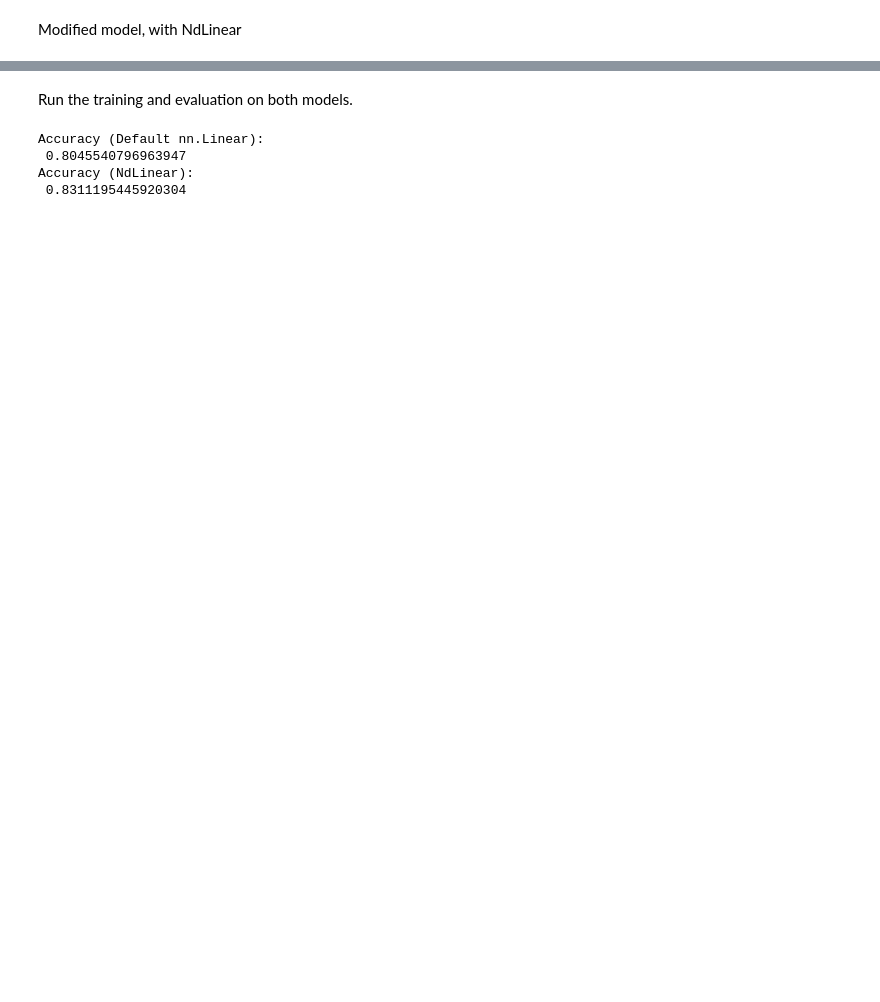
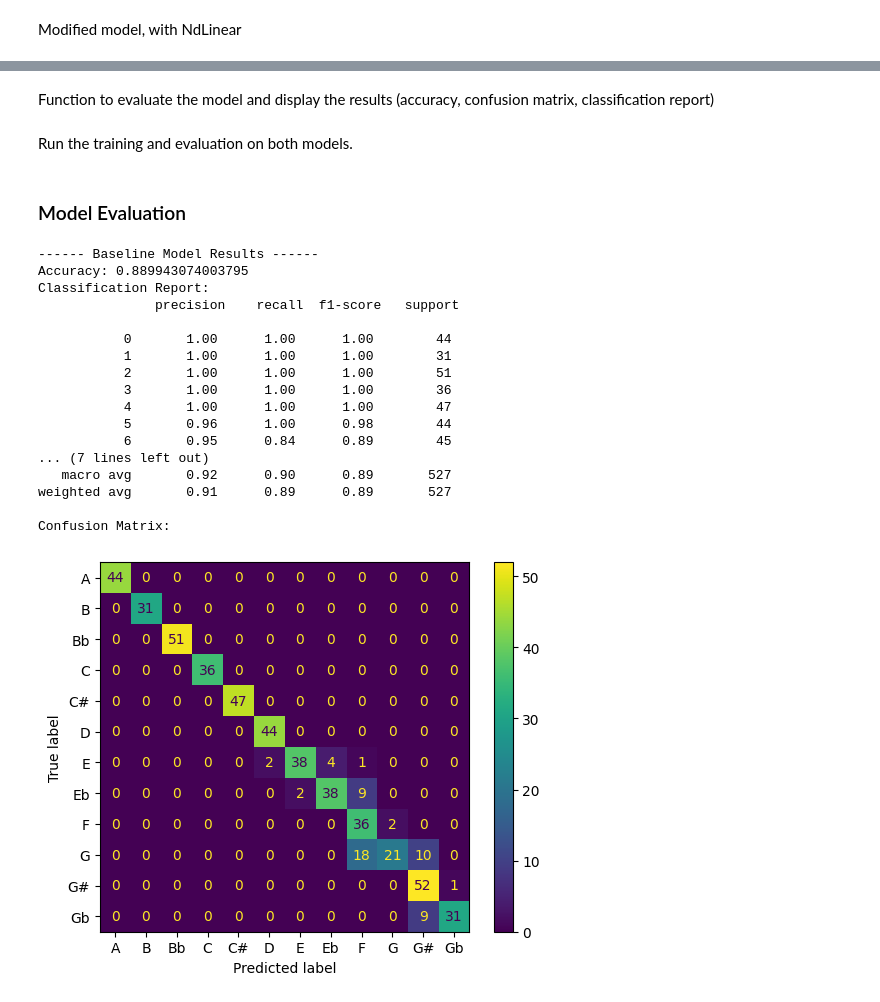
Before and after one commit to thesamarthkumar/Guitar-Chord-Prediction, a Jupyter notebook: GuitarChordsPrediction.ipynb, the cells around one changed output, grey strips where cells are left out. Drawn from its saved outputs; the diff is of its cells as text; code cells hidden in the pictures; blank space fills up the shorter version.

Commit message:
Improving the models.
Notebook now includes:
- Changes in preprocessing.
- Results for both models.

```diff
--- a/GuitarChordsPrediction.ipynb
+++ b/GuitarChordsPrediction.ipynb
@@ -125,7 +120,7 @@ class MLP_Linear(nn.Module):
 # %% [markdown]
 Modified model, with NdLinear
 # %%
-class MLP_NdLinear(nn.Module):
+class NdLinearClassifier(nn.Module):
     def __init__(self, input_dim, output_dim):
         super().__init__()
         self.model = nn.Sequential(
@@ -154,41 +149,68 @@ Evaluation
+# %% [markdown]
+Function to evaluate the model and display the results (accuracy, confusion matrix, classification report)
 # %%
-def evaluate(model, test_loader):
+def evaluate(model, test_loader, label_encoder):
     model.eval()
     all_preds, all_labels = [], []
+
     with torch.no_grad():
         for X_batch, y_batch in test_loader:
             output = model(X_batch)
             preds = torch.argmax(output, dim=1)
             all_preds.extend(preds.tolist())
             all_labels.extend(y_batch.tolist())
-    return accuracy_score(all_labels, all_preds), classification_report(all_labels, all_preds, zero_division=0)
+
+    # Print classification metrics
+    acc = accuracy_score(all_labels, all_preds)
+    report = classification_report(all_labels, all_preds, zero_division=0)
+    cm = confusion_matrix(all_labels, all_preds)
+
+    print("Accuracy:", acc)
+    print("Classification Report:\n", report)
+    print("Confusion Matrix:\n")
+    ConfusionMatrixDisplay(cm, display_labels=label_encoder.classes_).plot()
+
+    return acc, report, cm
 # %% [markdown]
 Run the training and evaluation on both models.
 # %%
-input_dim = xTrain.shape[1]
-output_dim = len(np.unique(y))
+# Learning Rate = 0.001
+# Number of Epochs = 50
 
-# Linear baseline
-model_linear = MLP_Linear(input_dim, output_dim)
-optimizer_linear = torch.optim.Adam(model_linear.parameters(), lr=0.01)
+# Baseline Model (nn.Linear)
+model_linear = BaselineClassifier(xTrain.shape[1], len(np.unique(y)))
+optimizer_linear = torch.optim.Adam(model_linear.parameters(), lr=0.001)
 criterion = nn.CrossEntropyLoss()
 
 # NdLinear model
-model_ndlinear = MLP_NdLinear(input_dim, output_dim)
-optimizer_nd = torch.optim.Adam(model_ndlinear.parameters(), lr=0.01)
+model_ndlinear = NdLinearClassifier(xTrain.shape[1], len(np.unique(y)))
+optimizer_nd = torch.optim.Adam(model_ndlinear.parameters(), lr=0.001)
 
-# Train
-for epoch in range(75):
+# Trainining loop.
+for epoch in range(50):
     train(model_linear, trainDataset, criterion, optimizer_linear)
     train(model_ndlinear, trainDataset, criterion, optimizer_nd)
-
-# Evaluate
-acc1, report1 = evaluate(model_linear, testDataset)
-acc2, report2 = evaluate(model_ndlinear, testDataset)
-print("Accuracy (Default nn.Linear):\n", acc1)
-print("Accuracy (NdLinear):\n", acc2)
-# %% [output]
-Accuracy (Default nn.Linear):
- 0.8045540796963947
-Accuracy (NdLinear):
- 0.8311195445920304
+# %% [markdown]
+### Model Evaluation
+# %%
+print('------ Baseline Model Results ------')
+acc1, report1, cm1 = evaluate(model_linear, testDataset, targetEncoder)
+# %% [output]
+------ Baseline Model Results ------
+Accuracy: 0.889943074003795
+Classification Report:
+               precision    recall  f1-score   support
+
+           0       1.00      1.00      1.00        44
+           1       1.00      1.00      1.00        31
+           2       1.00      1.00      1.00        51
+           3       1.00      1.00      1.00        36
+           4       1.00      1.00      1.00        47
+           5       0.96      1.00      0.98        44
+           6       0.95      0.84      0.89        45
+... (7 lines left out)
+   macro avg       0.92      0.90      0.89       527
+weighted avg       0.91      0.89      0.89       527
+
+Confusion Matrix:
+[figure, added]
```
Also changed, not shown: parts of 34 cells of this notebook.
